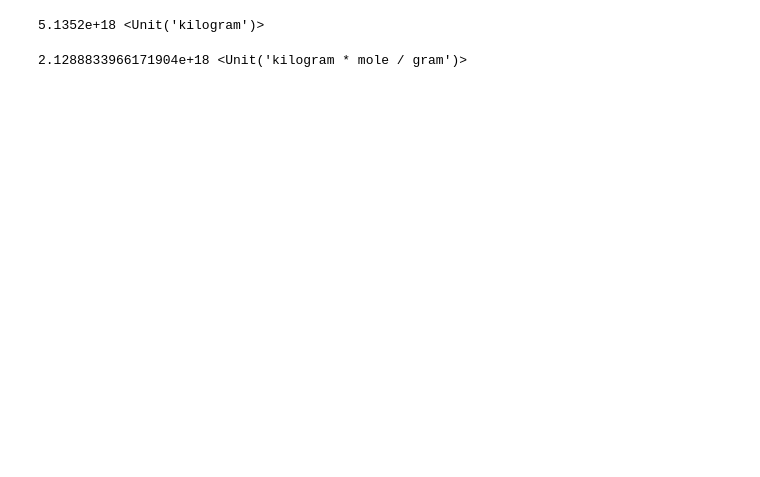
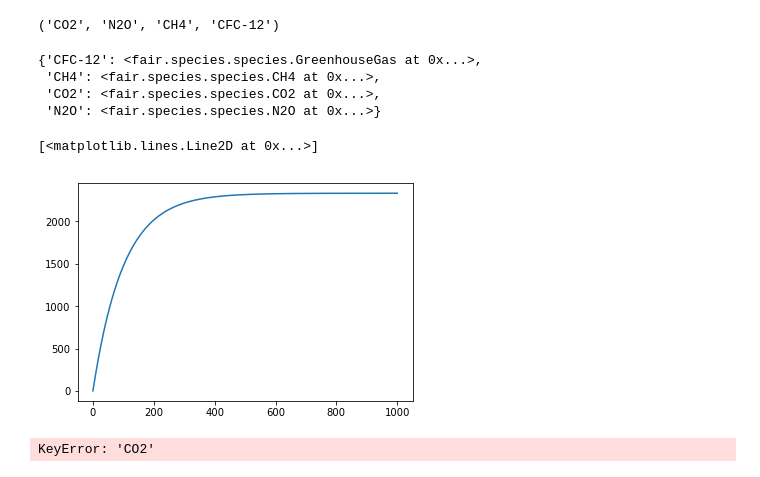
Before and after one commit to JGBroadbent/FAIR, a Jupyter notebook: notebooks/new_interface.ipynb, the cells around one changed output. Drawn from its saved outputs; the diff is of its cells as text; code cells hidden in the pictures; blank space fills up the shorter version.

```diff
--- a/notebooks/new_interface.ipynb
+++ b/notebooks/new_interface.ipynb
@@ -32,8 +0,0 @@ general
-# %%
-general.M_ATMOS
-# %% [output]
-5.1352e+18 <Unit('kilogram')>
-# %%
-general.ppm_to_gtc
-# %% [output]
-2.1288833966171904e+18 <Unit('kilogram * mole / gram')>
@@ -39,0 +68,20 @@ general.ppm_to_gtc
+# %%
+gases = populate_gas_defaults(['CO2', 'N2O', 'CH4', 'CFC-12'])
+gases['CO2'].set_concentrations(np.linspace(278,415,1001) * unit.ppm)
+gases['N2O'].set_concentrations(np.linspace(272,500,1001) * unit.ppb)
+gases['CH4'].set_concentrations(np.linspace(791,1800,1001) * unit.ppb)
+gases['CFC-12'].set_emissions(np.ones(1000)*500 * unit.kt / unit.year, natural = 0.00 * unit.kt / unit.year)
+gases['CFC-12'].set_lifetime(100 * unit.years)
+gases['CFC-12'].calculate_concentrations()
+gases
+# %% [output]
+('CO2', 'N2O', 'CH4', 'CFC-12')
+{'CFC-12': <fair.species.species.GreenhouseGas at 0x...>,
+ 'CH4': <fair.species.species.CH4 at 0x...>,
+ 'CO2': <fair.species.species.CO2 at 0x...>,
+ 'N2O': <fair.species.species.N2O at 0x...>}
+# %%
+pl.plot(gases['CFC-12'].time_bounds, gases['CFC-12'].concentrations.to('ppt'))
+# %% [output]
+[<matplotlib.lines.Line2D at 0x...>]
+[figure, added]
@@ -39,0 +187,4 @@ general.ppm_to_gtc
+# %%
+scen.calculate_forcing()
+# %% [output]
+KeyError: 'CO2'
```
Also changed, not shown: parts of 14 cells of this notebook, 13 other files.
